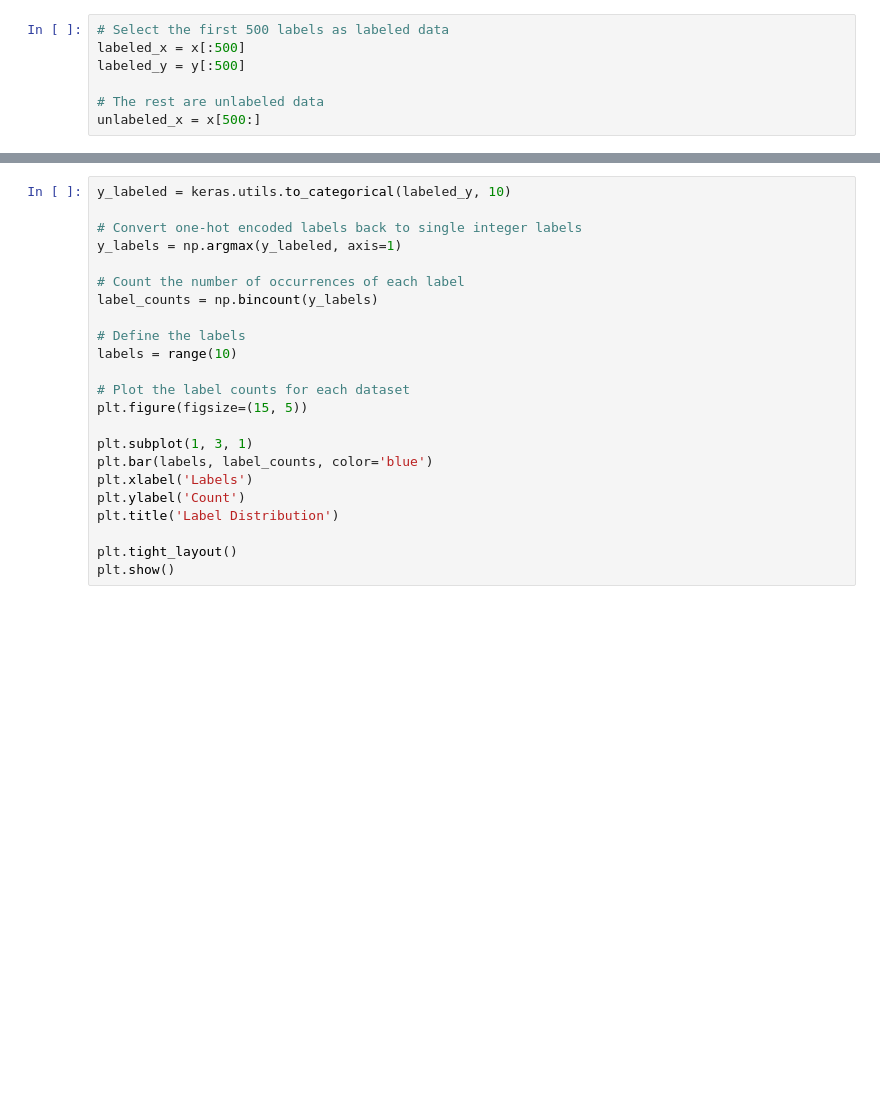
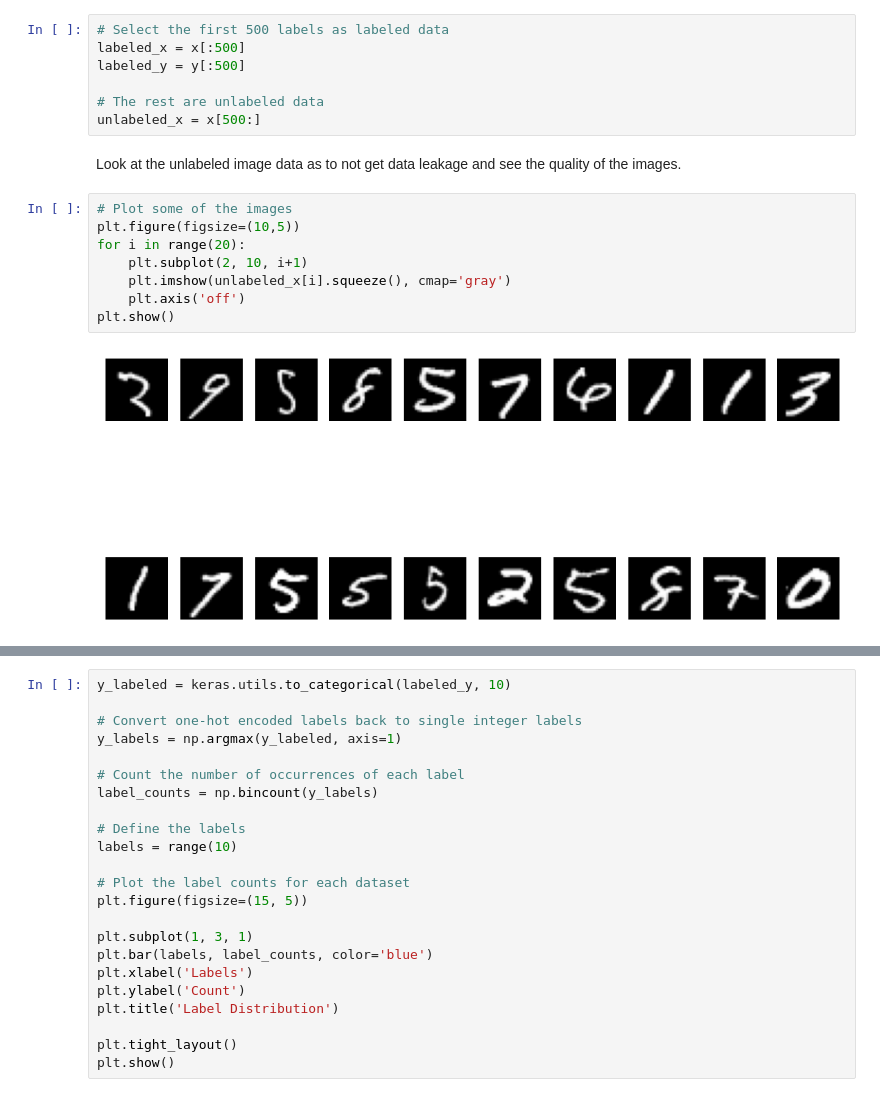
Before and after one commit to miepvis/MT2B, a Jupyter notebook: Opdracht datapunt 2b M&T.ipynb, the cells around one changed output, grey strips where cells are left out. Drawn from its saved outputs; the diff is of its cells as text; blank space fills up the shorter version.

```diff
--- a/Opdracht datapunt 2b M&T.ipynb
+++ b/Opdracht datapunt 2b M&T.ipynb
@@ -53,3 +53,15 @@ labeled_y = y[:500]
 
 # The rest are unlabeled data
 unlabeled_x = x[500:]
+# %% [markdown]
+Look at the unlabeled image data as to not get data leakage and see the quality of the images.
+# %%
+# Plot some of the images
+plt.figure(figsize=(10,5))
+for i in range(20):
+    plt.subplot(2, 10, i+1)
+    plt.imshow(unlabeled_x[i].squeeze(), cmap='gray')
+    plt.axis('off')
+plt.show()
+# %% [output]
+[figure, added]
```
Also changed, not shown: parts of 1 cell of this notebook.
